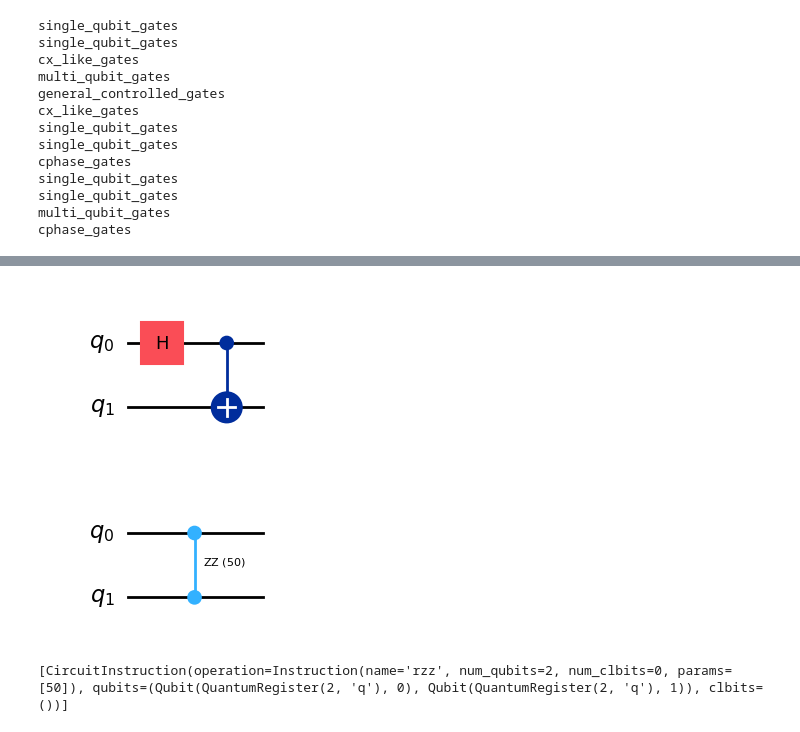
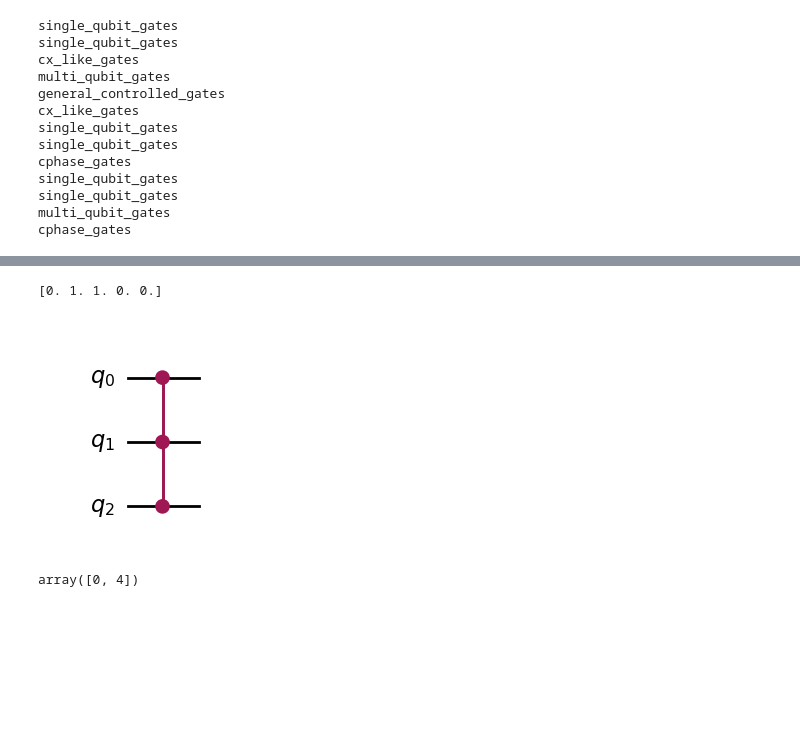
Before and after one commit to devdeliw/ManiQ, a Jupyter notebook: src/qiskit.ipynb, the cells around one changed output, grey strips where cells are left out. Saved outputs shown, nothing was run; the diff lists cells and outputs as text; code cells hidden in the pictures; blank space fills up the shorter version.

```diff
--- a/src/qiskit.ipynb
+++ b/src/qiskit.ipynb
@@ -79,18 +190,17 @@ cphase_gates
+# %%
+import numpy as np
+
+x = np.zeros(5)
+y = np.ones(2)
+
+x[1:3] = y
+
+print(x)  # Output: [0. 1. 1. 0. 0.]
+# %% [output]
+[0. 1. 1. 0. 0.]
 # %%
-qc = QuantumCircuit(2)
-qc.h(0)
-qc.cx(0, 1)
-
+qc = QuantumCircuit(3)
+qc.ccz(0, 1, 2)
 qc.draw('mpl')
 # %% [output]
-[figure, old version]
+[figure, new version]
-# %%
-qc = QuantumCircuit(2)
-qc.rzz(50, 0, 1)
-qc.draw('mpl')
-# %% [output]
-[figure, removed]
-# %%
-qc.data
-# %% [output]
-[CircuitInstruction(operation=Instruction(name='rzz', num_qubits=2, num_clbits=0, params=[50]), qubits=(Qubit(QuantumRegister(2, 'q'), 0), Qubit(QuantumRegister(2, 'q'), 1)), clbits=())]
@@ -96,0 +210,4 @@ qc.data
+# %%
+qubits[idxs]
+# %% [output]
+array([0, 4])
```
Also changed, not shown: parts of 16 cells of this notebook, 44 other files.
